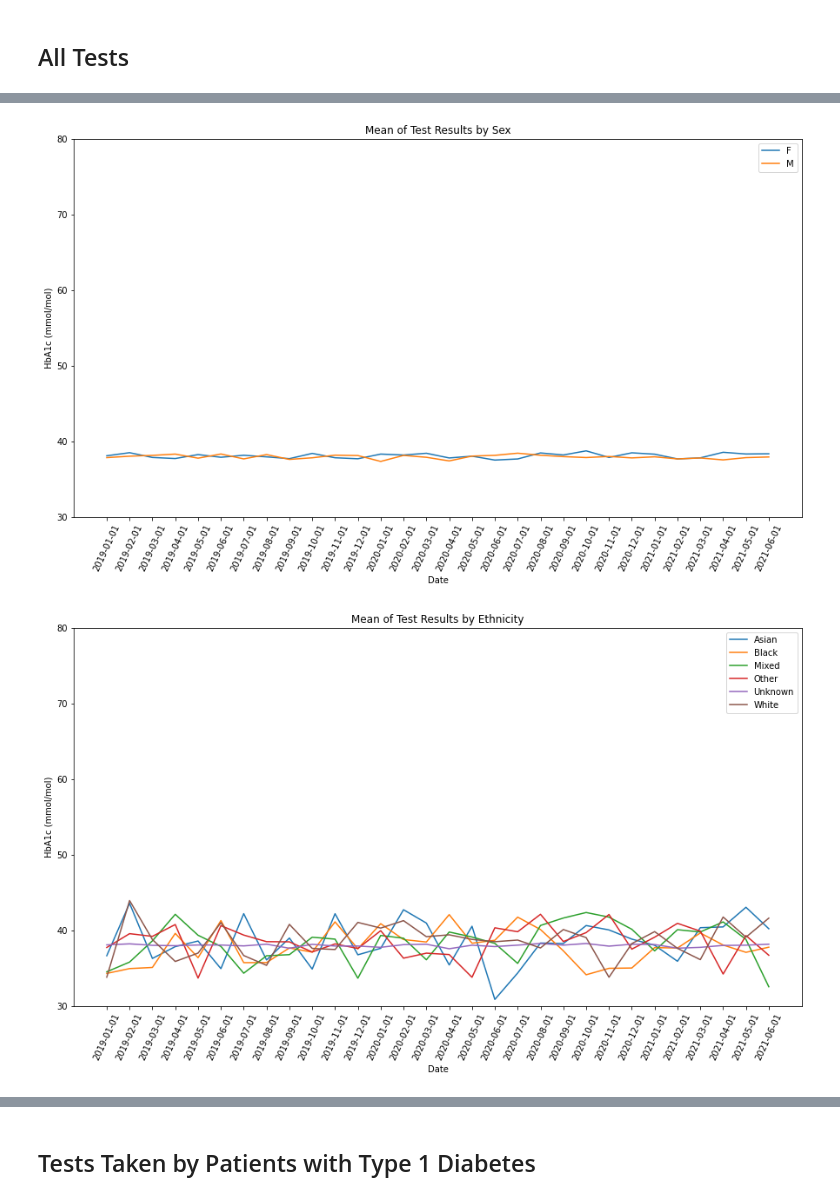
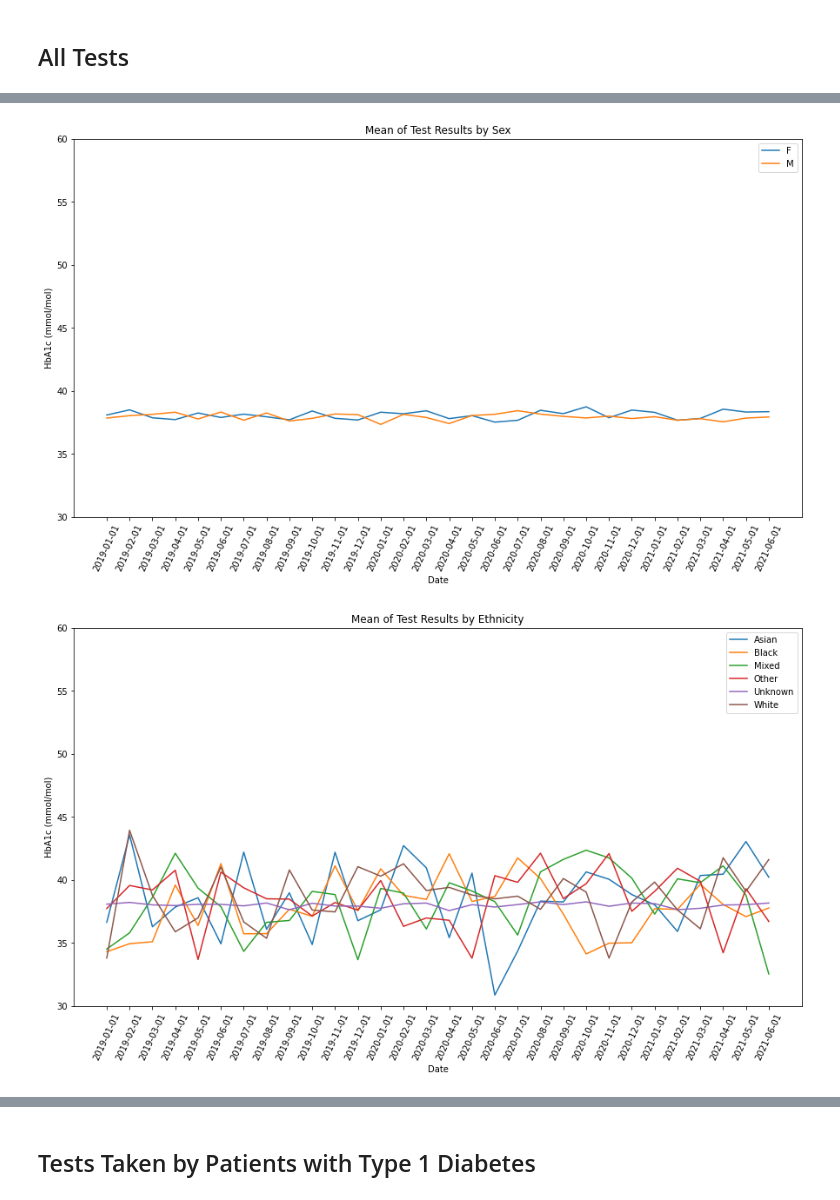
Before and after one commit to opensafely/HbA1c-levels, a Jupyter notebook: notebooks/hba1c_levels.ipynb, the cells around one changed output, grey strips where cells are left out. Saved outputs shown, nothing was run; the diff lists cells and outputs as text; code cells hidden in the pictures.

```diff
--- a/notebooks/hba1c_levels.ipynb
+++ b/notebooks/hba1c_levels.ipynb
@@ -31,7 +31,7 @@ def compute_mean(df_in, group):
         df_in.groupby(by=['date',group])['hba1c_mmol_per_mol'].mean()
     ).reset_index().sort_values(by='date')
 
-def create_chart(df_in, group, title):
+def create_chart(df_in, group, title, min, max):
     """
     Outputs chart demonstrating trends in HbA1c levels by
     demographic group & month.
@@ -59,11 +59,22 @@ def create_chart(df_in, group, title):
     locs, labels = plt.xticks()
     plt.xlabel('Date')
     plt.ylabel('HbA1c (mmol/mol)')
-    plt.ylim(30,80)
+    plt.ylim(min,max)
     plt.title(title)
     plt.setp(labels, rotation=65)
     plt.show()
     print('\n')
+
+def df_wide(df_in, col):
+    """
+    Reformat dataframes from long to wide for table formatting
+
+    Args:
+        df_in (df): Input dataframe
+        group (str): Demographic group such as 'age_group',
+                     'sex', 'imd', 'region', and 'diabetes_type'
+    """
+    return df_in.pivot(index='date', columns=col, values='hba1c_mmol_per_mol')
 # %%
 # Read in input files
 li = []
@@ -107,40 +118,43 @@ df_t1 = df_t1.replace({'learning_disability': dict_ld})
 df_t2 = df_t2.replace({'learning_disability': dict_ld})
 # %% [markdown]
 ## All Tests
+# %%
+all_min = 30
+all_max = 60
 # %%
 # Population
 df_pop = pd.DataFrame(df_input.groupby(by=['date'])['hba1c_mmol_per_mol'].mean()).reset_index()
-create_chart(df_pop, 'population', 'Mean of Test Results')
+create_chart(df_pop, 'population', 'Mean of Test Results', all_min, all_max)
 
 # Age
 df_age = compute_mean(df_input, 'age_group')
-create_chart(df_age.loc[df_age.age_group != 'missing'], 'age_group', 'Mean of Test Results by Age')
+create_chart(df_age.loc[df_age.age_group != 'missing'], 'age_group', 'Mean of Test Results by Age', all_min, all_max)
 
 # Sex
 df_sex = compute_mean(df_input, 'sex')
-create_chart(df_sex.loc[df_sex.sex.isin(['F','M'])], 'sex', 'Mean of Test Results by Sex')
+create_chart(df_sex.loc[df_sex.sex.isin(['F','M'])], 'sex', 'Mean of Test Results by Sex', all_min, all_max)
 
 # Ethnicity
 df_eth = compute_mean(df_input, 'ethnicity')
-create_chart(df_eth, 'ethnicity', 'Mean of Test Results by Ethnicity')
+create_chart(df_eth, 'ethnicity', 'Mean of Test Results by Ethnicity', all_min, all_max)
 
 # Region
 df_region = compute_mean(df_input, 'region')
-create_chart(df_region, 'region', 'Mean of Test Results by Region')
+create_chart(df_region, 'region', 'Mean of Test Results by Region', all_min, all_max)
 
 # IMD
 df_imd = compute_mean(df_input, 'imd')
-create_chart(df_imd, 'imd', 'Mean of Test Results by IMD')
+create_chart(df_imd, 'imd', 'Mean of Test Results by IMD', all_min, all_max)
 
 # Diabetes Type
 df_dt = compute_mean(df_input, 'diabetes_type')
-create_chart(df_dt, 'diabetes_type', 'Mean of Test Results by Diabetes Type')
+create_chart(df_dt, 'diabetes_type', 'Mean of Test Results by Diabetes Type', all_min, all_max)
 
 # Learning Disability
 df_ld = compute_mean(df_input, 'learning_disability')
-create_chart(df_ld, 'learning_disability', 'Mean of Test Results (Patients with Learning Disability)')
+create_chart(df_ld, 'learning_disability', 'Mean of Test Results (Patients with Learning Disability)', all_min, all_max)
 
 # Mental Illness
 df_mi = compute_mean(df_input, 'mental_illness')
-create_chart(df_mi, 'mental_illness', 'Mean of Test Results (Patients with Mental Illness)')
+create_chart(df_mi, 'mental_illness', 'Mean of Test Results (Patients with Mental Illness)', all_min, all_max)
 # %% [output]
@@ -149,2 +163,2 @@ create_chart(df_mi, 'mental_illness', 'Mean of Test Results (Patients with Menta
-[figure, old version]
+[figure, new version]
-[figure, old version]
+[figure, new version]
```
Also changed, not shown: parts of 7 cells of this notebook, 2 other files.
